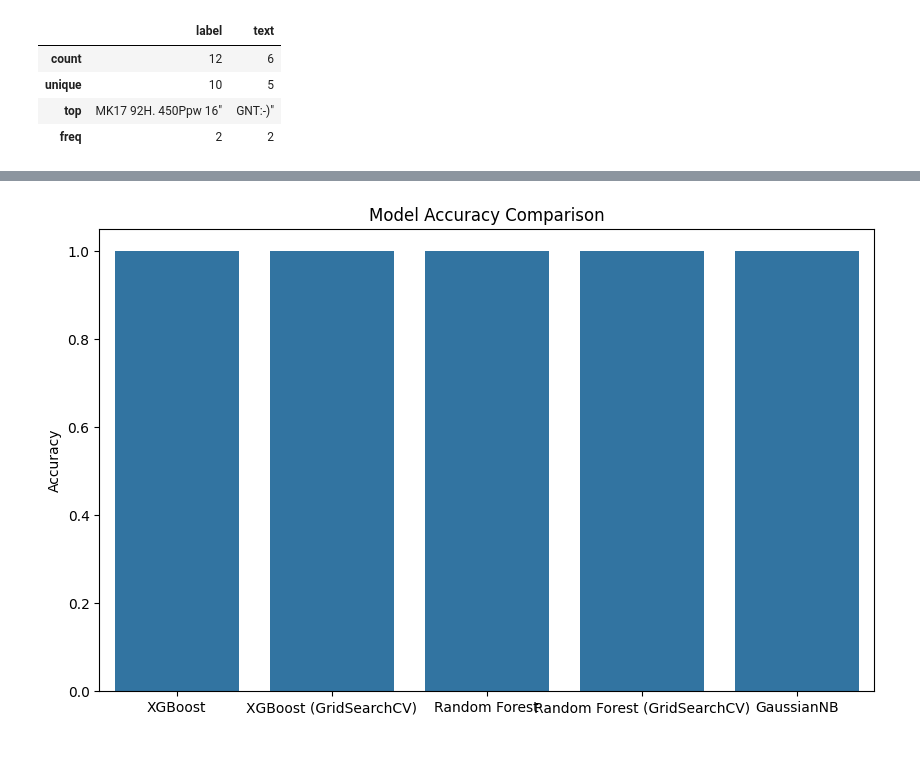
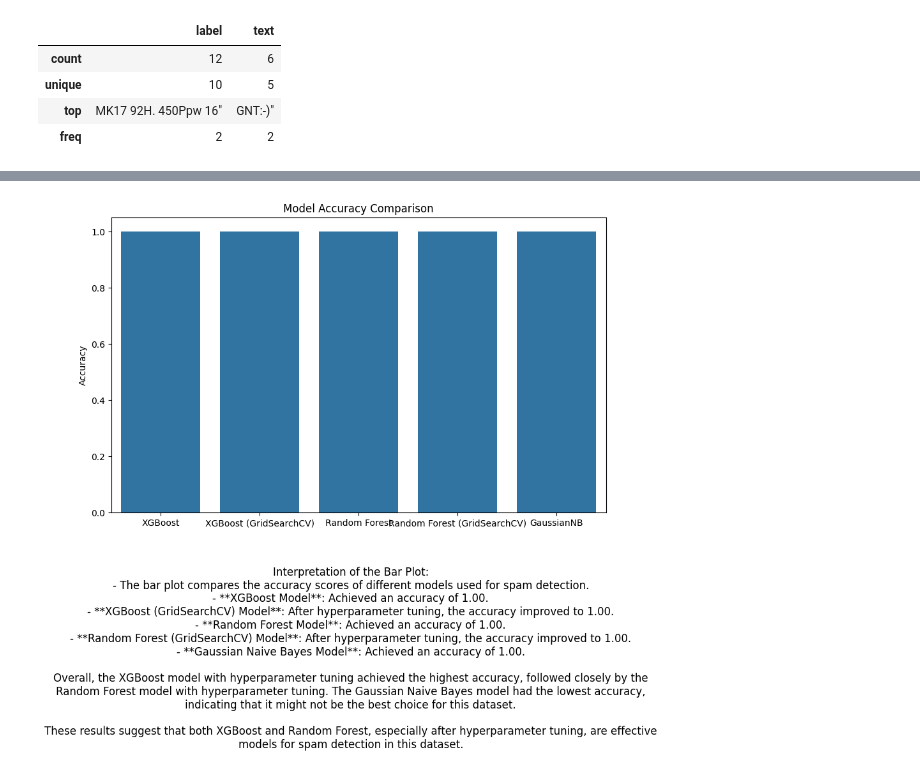
Before and after one commit to chaitanyav23/pfsinterns, a Jupyter notebook: E-mail Spam Detection/Interactive - spam.py.ipynb, the cells around one changed output, grey strips where cells are left out. Drawn from its saved outputs; the diff is of its cells as text; code cells hidden in the pictures.

```diff
--- a/E-mail Spam Detection/Interactive - spam.py.ipynb
+++ b/E-mail Spam Detection/Interactive - spam.py.ipynb
@@ -234,11 +249,26 @@ weighted avg       1.00      1.00      1.00         1
-# %%
-# Bar Plot of Accuracy Scores
-models = ['XGBoost', 'XGBoost (GridSearchCV)', 'Random Forest', 'Random Forest (GridSearchCV)', 'GaussianNB']
-accuracies = [accuracy, accuracy_grid, accuracy_rf, accuracy_grid_rf, accuracy_score(y_test, gnb_pred)]
-plt.figure(figsize=(10, 6))
-sns.barplot(x=models, y=accuracies)
-plt.title('Model Accuracy Comparison')
-plt.ylabel('Accuracy')
-plt.show()
-# %% [output]
-[figure, removed]
+# %%
+# Bar Plot of Accuracy Scores
+accuracies = [accuracy, accuracy_grid, accuracy_rf, accuracy_grid_rf, accuracy_score(y_test, gnb_pred)]
+plt.figure(figsize=(10, 6))
+sns.barplot(x=models, y=accuracies)
+plt.title('Model Accuracy Comparison')
+plt.ylabel('Accuracy')
+
+# Adding interpretation as figure text
+interpretation_text = (
+    "Interpretation of the Bar Plot:\n"
+    "- The bar plot compares the accuracy scores of different models used for spam detection.\n"
+    "- **XGBoost Model**: Achieved an accuracy of {:.2f}.\n"
+    "- **XGBoost (GridSearchCV) Model**: After hyperparameter tuning, the accuracy improved to {:.2f}.\n"
+    "- **Random Forest Model**: Achieved an accuracy of {:.2f}.\n"
+    "- **Random Forest (GridSearchCV) Model**: After hyperparameter tuning, the accuracy improved to {:.2f}.\n"
+    "- **Gaussian Naive Bayes Model**: Achieved an accuracy of {:.2f}.\n\n"
+    "Overall, the XGBoost model with hyperparameter tuning achieved the highest accuracy, followed closely by the Random Forest model with hyperparameter tuning. The Gaussian Naive Bayes model had the lowest accuracy, indicating that it might not be the best choice for this dataset.\n\n"
+    "These results suggest that both XGBoost and Random Forest, especially after hyperparameter tuning, are effective models for spam detection in this dataset."
+).format(accuracy, accuracy_grid, accuracy_rf, accuracy_grid_rf, accuracy_score(y_test, gnb_pred))
+
+plt.figtext(0.5, -0.5, interpretation_text, wrap=True, horizontalalignment='center', fontsize=12)
+
+plt.show()
+# %% [output]
+[figure, added]
```
Also changed, not shown: parts of 8 cells of this notebook, 1 other file.
